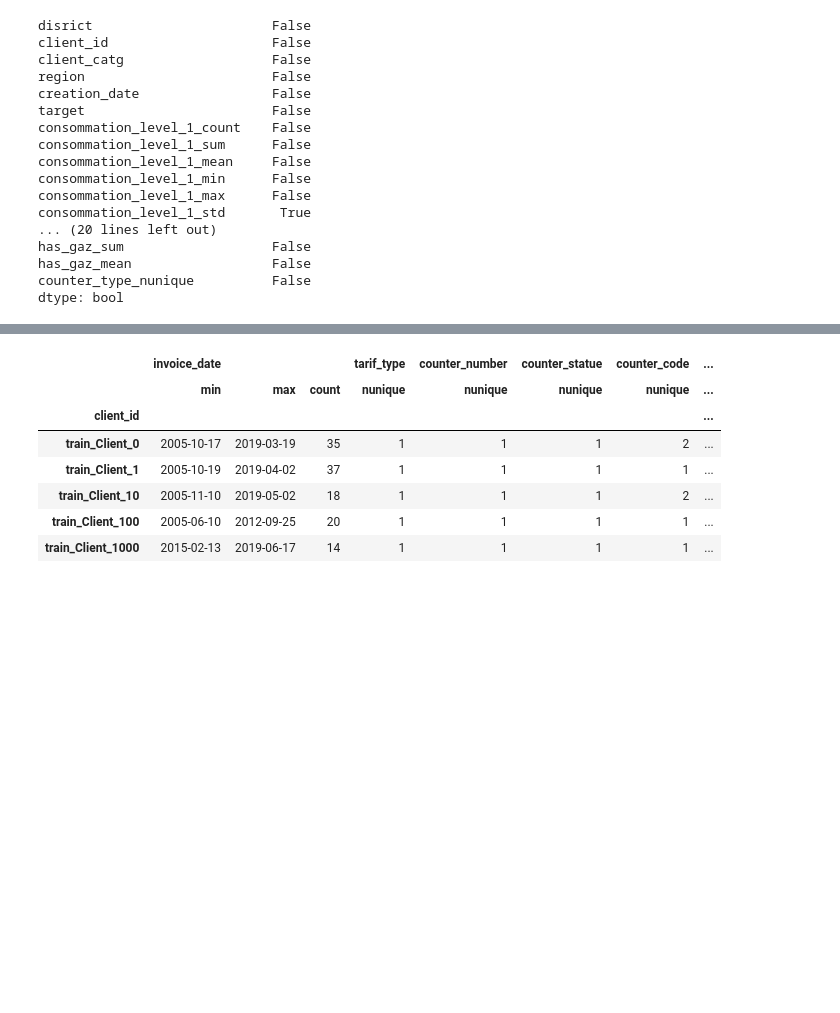
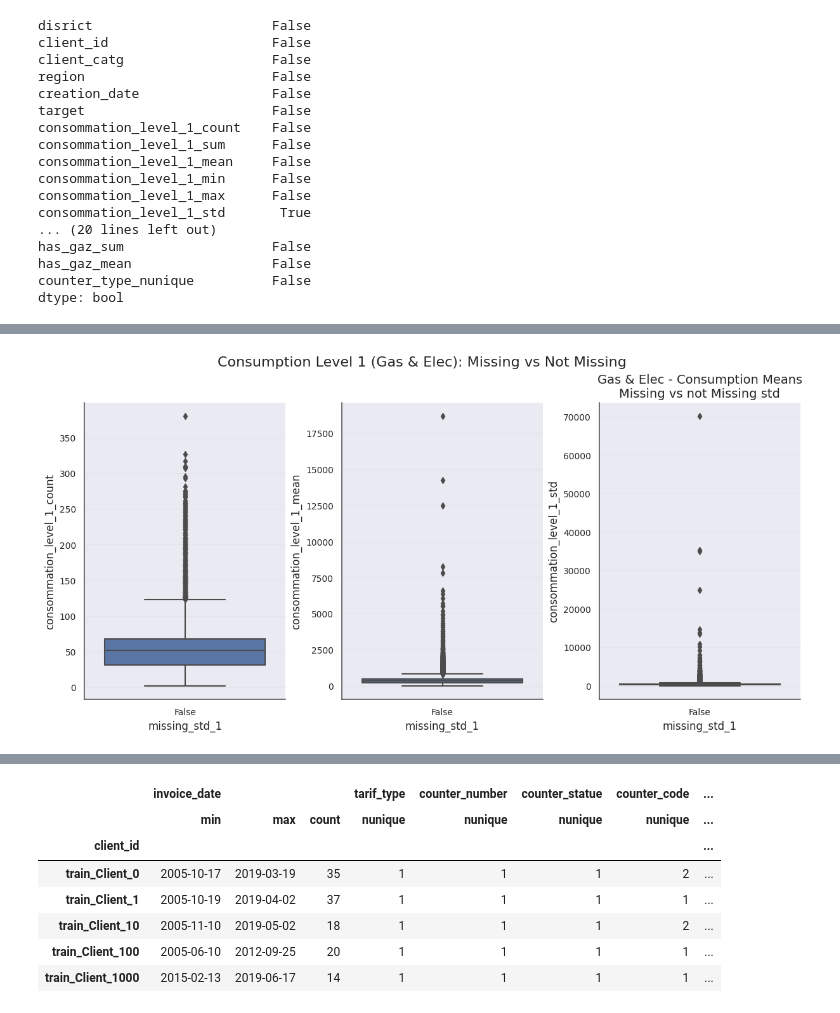
Before and after one commit to Rackkoun/ds-ml-project, a Jupyter notebook: notebooks/ml_challenge_fraud_detection_rackkoun.ipynb, the cells around one changed output, grey strips where cells are left out. Saved outputs shown, nothing was run; the diff lists cells and outputs as text; code cells hidden in the pictures; blank space fills up the shorter version.

```diff
--- a/notebooks/ml_challenge_fraud_detection_rackkoun.ipynb
+++ b/notebooks/ml_challenge_fraud_detection_rackkoun.ipynb
@@ -560,0 +718,4 @@ dtype: bool
+# %%
+plot_consumption_distribution(has_gas_and_elecdf, missing_data_std_1, "Gas & Elec")
+# %% [output]
+[figure, added]
```
Also changed, not shown: parts of 33 cells of this notebook.
